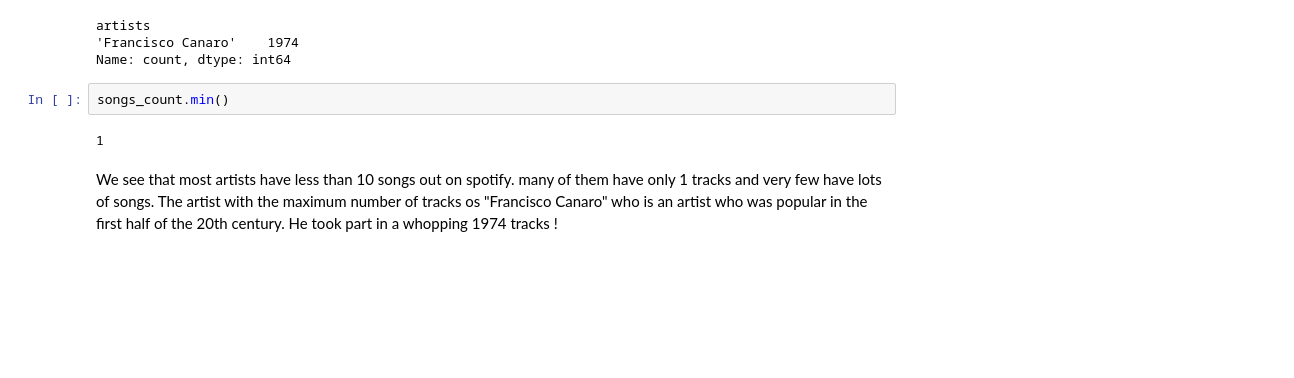
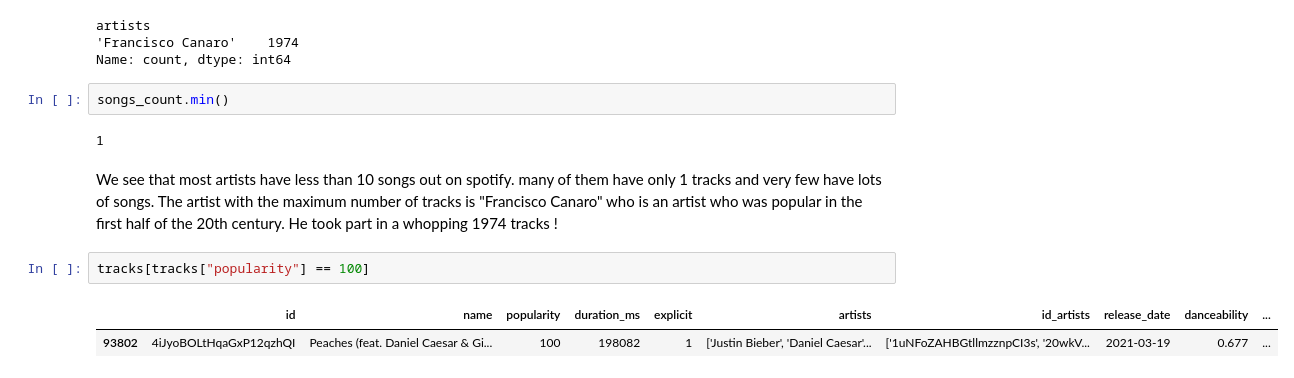
Before and after one commit to com-480-data-visualization/data-visualization-project-2021-vizir, a Jupyter notebook: exploratory_data_analysis.ipynb, the cells around one changed output. Drawn from its saved outputs; the diff is of its cells as text; blank space fills up the shorter version.

```diff
--- a/exploratory_data_analysis.ipynb
+++ b/exploratory_data_analysis.ipynb
@@ -215,4 +229,9 @@ songs_count.min()
 # %% [output]
 1
 # %% [markdown]
-We see that most artists have less than 10 songs out on spotify. many of them have only 1 tracks and very few have lots of songs. The artist with the maximum number of tracks os "Francisco Canaro" who is an artist who was popular in the first half of the 20th century. He took part in a whopping 1974 tracks !
+We see that most artists have less than 10 songs out on spotify. many of them have only 1 tracks and very few have lots of songs. The artist with the maximum number of tracks is "Francisco Canaro" who is an artist who was popular in the first half of the 20th century. He took part in a whopping 1974 tracks !
+# %%
+tracks[tracks["popularity"] == 100]
+# %% [output]
+|  | id | name | popularity | duration_ms | explicit | artists | id_artists | release_date | danceability | ... |
+| 93802 | 4iJyoBOLtHqaGxP12qzhQI | Peaches (feat. Daniel Caesar & Gi... | 100 | 198082 | 1 | ['Justin Bieber', 'Daniel Caesar'... | ['1uNFoZAHBGtllmzznpCI3s', '20wkV... | 2021-03-19 | 0.677 | ... |
```
Also changed, not shown: parts of 7 cells of this notebook.
